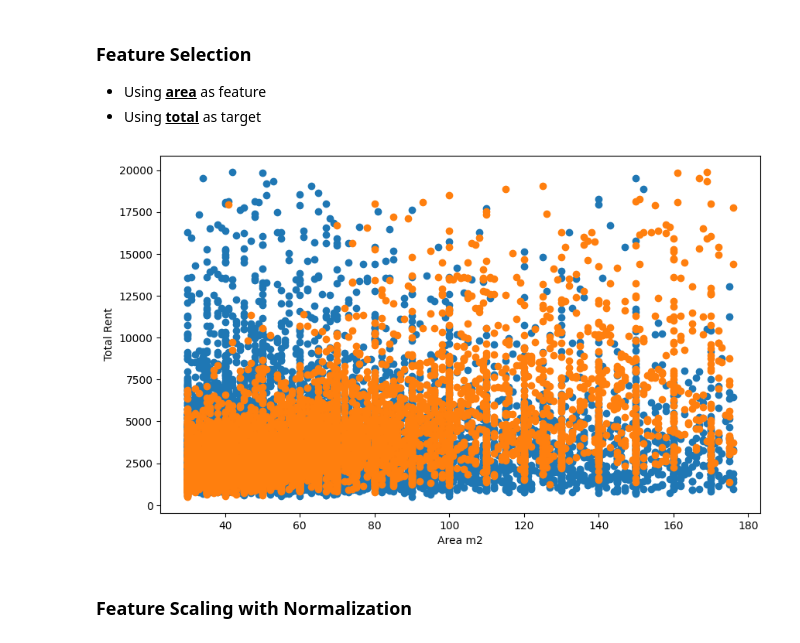
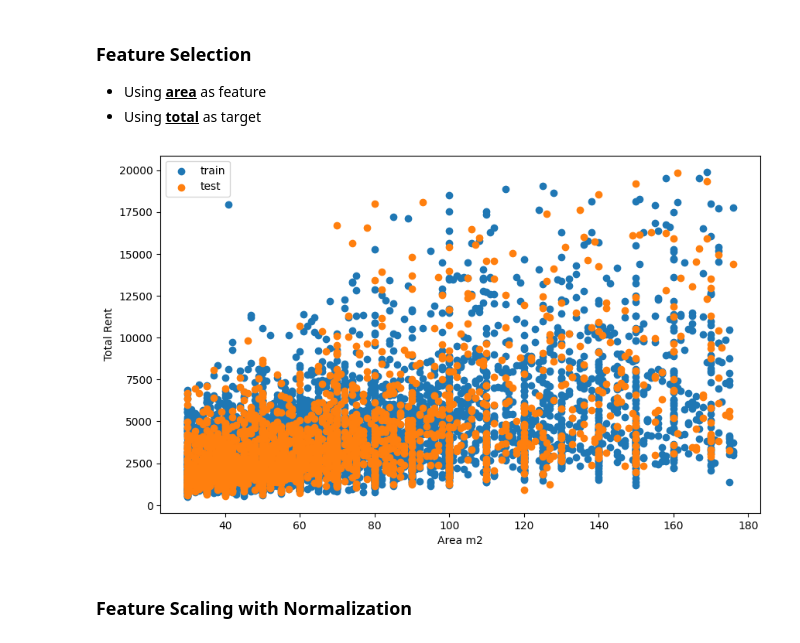
Before and after one commit to MthLeal/sao_paulo_rent_predict, a Jupyter notebook: Linear_Regression_Model.ipynb, the cells around one changed output. Drawn from its saved outputs; the diff is of its cells as text; code cells hidden in the pictures.

Commit message:
fix: fixing problem with testing and graphics

```diff
--- a/Linear_Regression_Model.ipynb
+++ b/Linear_Regression_Model.ipynb
@@ -234,18 +234,23 @@ y = data[:, 7]
 m_pop, n_pop = data.shape
 np.random.shuffle(data)
 
-data_train = data[(m_pop // 4):] #using 75% of the data for training
-X_train = data_train[:, [2]]
-y_train = data_train[:, 7]
+train_data = data[(m_pop // 4):] #using 75% of the data for training
+X_train = train_data[:, [2]]
+y_train = train_data[:, 7]
+
+test_data = data[:(m_pop // 4)]
+X_test = test_data[:, [2]]
+y_test = test_data[:,7]
 # %%
 plt.figure(figsize=(10, 6))
-plt.scatter(x=X, y=y, label='Pop')
 plt.scatter(x=X_train, y=y_train, label='train')
+plt.scatter(x=X_test, y=y_test, label='test')
 plt.xlabel('Area m2')
 plt.ylabel('Total Rent')
+plt.legend()
 plt.show()
 # %% [output]
-[figure, old version]
+[figure, new version]
 # %% [markdown]
 ### Feature Scaling with Normalization
 # %%
```
Also changed, not shown: parts of 13 cells of this notebook.
